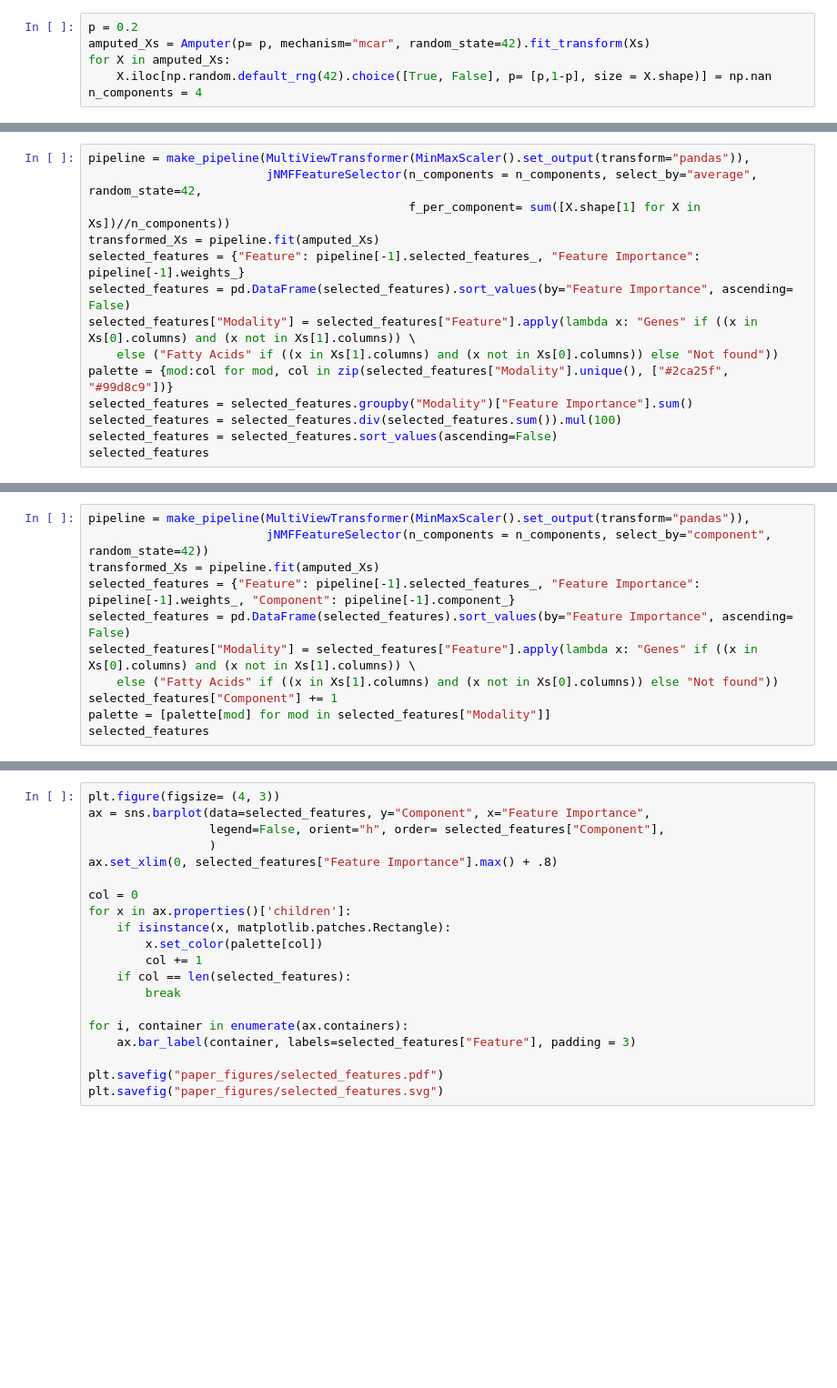
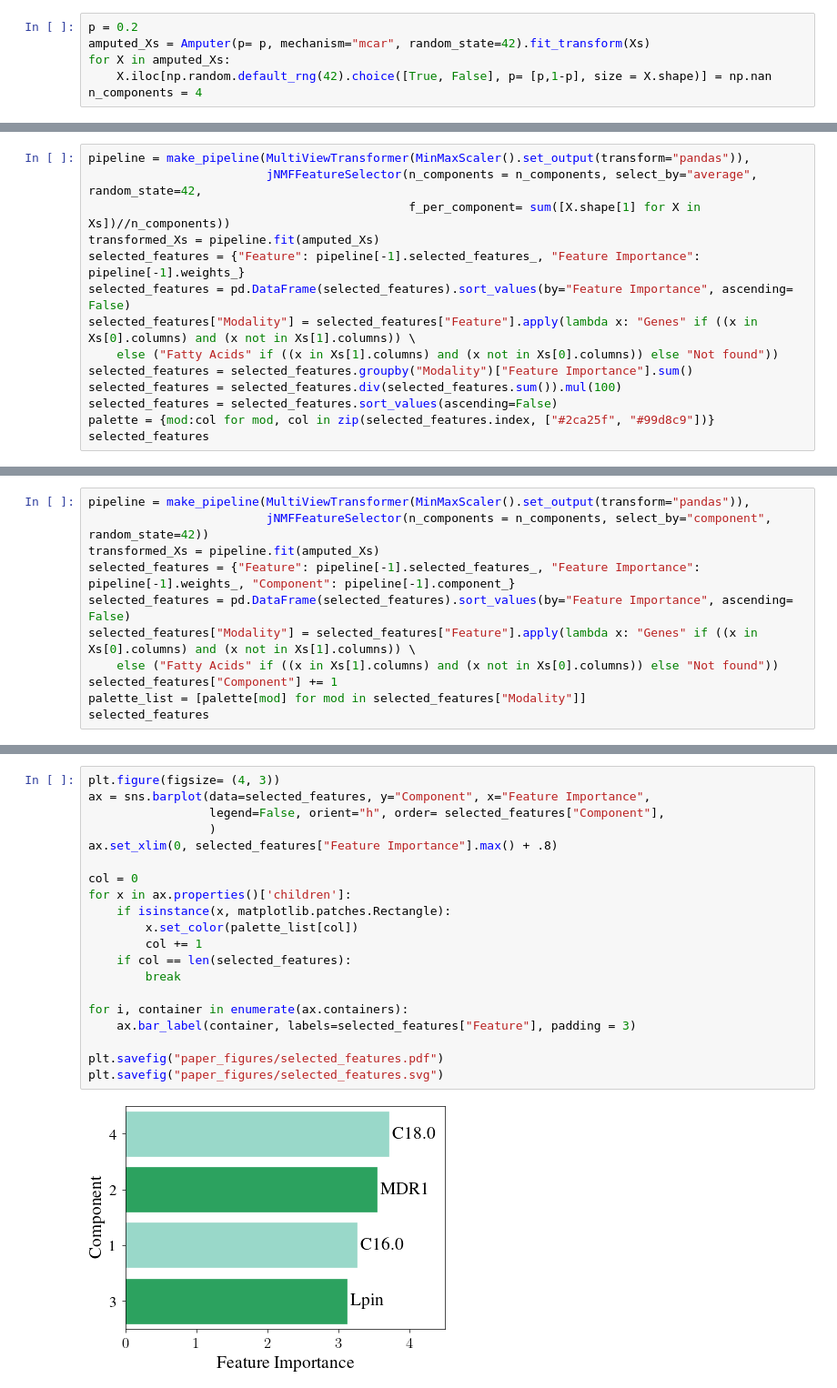
Before and after one commit to RafRomB/imml, a Jupyter notebook: tutorials/select_and_extract_features.ipynb, the cells around one changed output, grey strips where cells are left out. Shown at 91% size. Saved outputs shown, nothing was run; the diff lists cells and outputs as text; blank space fills up the shorter version.

```diff
--- a/tutorials/select_and_extract_features.ipynb
+++ b/tutorials/select_and_extract_features.ipynb
@@ -156,8 +93,8 @@ selected_features = {"Feature": pipeline[-1].selected_features_, "Feature Import
 selected_features = pd.DataFrame(selected_features).sort_values(by="Feature Importance", ascending= False)
 selected_features["Modality"] = selected_features["Feature"].apply(lambda x: "Genes" if ((x in Xs[0].columns) and (x not in Xs[1].columns)) \
     else ("Fatty Acids" if ((x in Xs[1].columns) and (x not in Xs[0].columns)) else "Not found"))
-palette = {mod:col for mod, col in zip(selected_features["Modality"].unique(), ["#2ca25f", "#99d8c9"])}
 selected_features = selected_features.groupby("Modality")["Feature Importance"].sum()
 selected_features = selected_features.div(selected_features.sum()).mul(100)
 selected_features = selected_features.sort_values(ascending=False)
+palette = {mod:col for mod, col in zip(selected_features.index, ["#2ca25f", "#99d8c9"])}
 selected_features
@@ -180,5 +124,5 @@ selected_features = pd.DataFrame(selected_features).sort_values(by="Feature Impo
 selected_features["Modality"] = selected_features["Feature"].apply(lambda x: "Genes" if ((x in Xs[0].columns) and (x not in Xs[1].columns)) \
     else ("Fatty Acids" if ((x in Xs[1].columns) and (x not in Xs[0].columns)) else "Not found"))
 selected_features["Component"] += 1
-palette = [palette[mod] for mod in selected_features["Modality"]]
+palette_list = [palette[mod] for mod in selected_features["Modality"]]
 selected_features
@@ -185,23 +135,25 @@ selected_features
 # %%
 plt.figure(figsize= (4, 3))
 ax = sns.barplot(data=selected_features, y="Component", x="Feature Importance",
                  legend=False, orient="h", order= selected_features["Component"],
                  )
 ax.set_xlim(0, selected_features["Feature Importance"].max() + .8)
 
 col = 0
 for x in ax.properties()['children']:
     if isinstance(x, matplotlib.patches.Rectangle):
-        x.set_color(palette[col])
+        x.set_color(palette_list[col])
         col += 1
     if col == len(selected_features):
         break
 
 for i, container in enumerate(ax.containers):
     ax.bar_label(container, labels=selected_features["Feature"], padding = 3)
 
 plt.savefig("paper_figures/selected_features.pdf")
 plt.savefig("paper_figures/selected_features.svg")
+# %% [output]
+[figure, added]
 # %%
 pipeline = make_pipeline(MultiViewTransformer(MinMaxScaler().set_output(transform="pandas")),
                          jNMFFeatureSelector(n_components = n_components, select_by="component", random_state=42, f_per_component=3))
```
Also changed, not shown: parts of 41 cells of this notebook, 1 other file.
